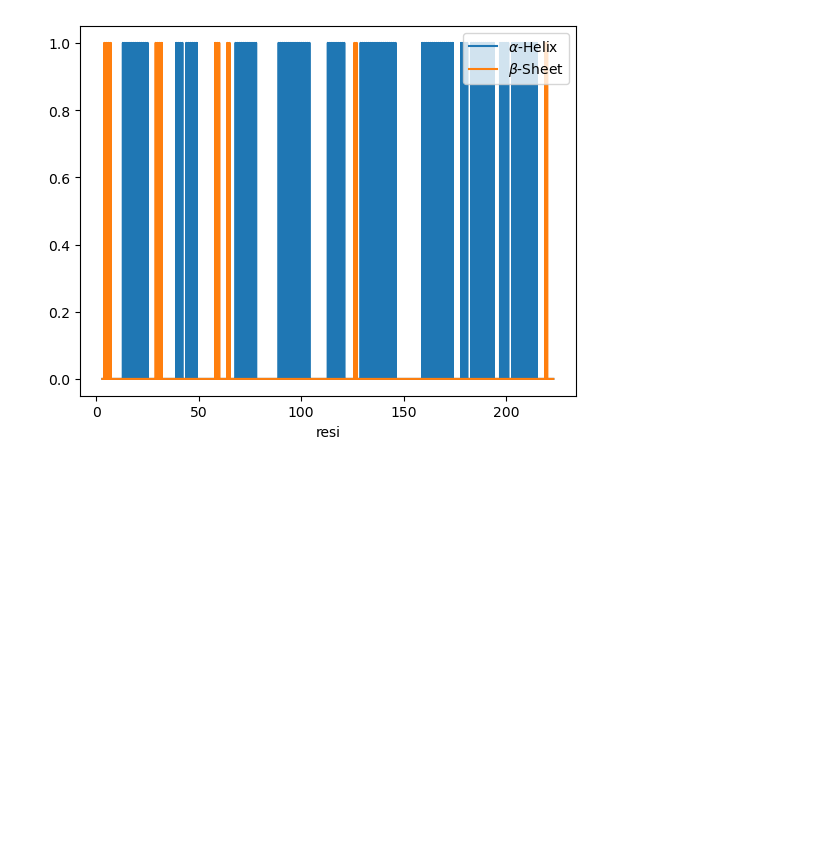
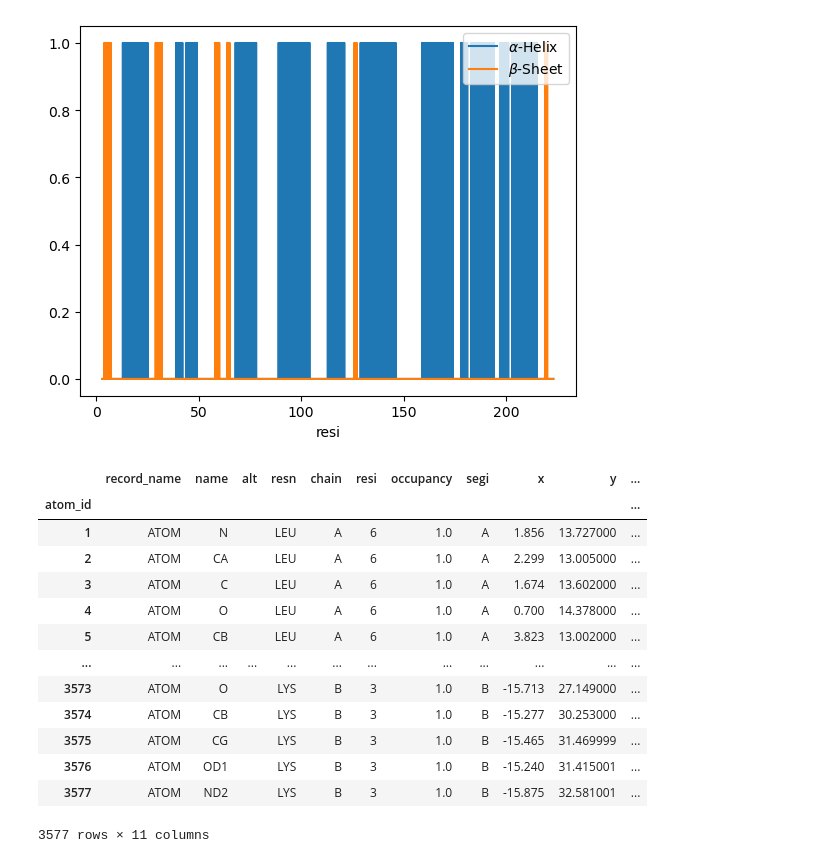
Before and after one commit to NicolasPetiot/md_manager, a Jupyter notebook: basic_usage.ipynb, the cells around one changed output. Saved outputs shown, nothing was run; the diff lists cells and outputs as text; code cells hidden in the pictures; blank space fills up the shorter version.

```diff
--- a/basic_usage.ipynb
+++ b/basic_usage.ipynb
@@ -127,3 +122,20 @@ ax.legend(loc="upper right")
 # %% [output]
 <matplotlib.legend.Legend at 0x...>
 [figure]
+# %%
+md.load("test_4png.pdb")
+# %% [output]
+|  | record_name | name | alt | resn | chain | resi | occupancy | segi | x | y | ... |
+| atom_id |  |  |  |  |  |  |  |  |  |  | ... |
+| 1 | ATOM | N |  | LEU | A | 6 | 1.0 | A | 1.856 | 13.727000 | ... |
+| 2 | ATOM | CA |  | LEU | A | 6 | 1.0 | A | 2.299 | 13.005000 | ... |
+| 3 | ATOM | C |  | LEU | A | 6 | 1.0 | A | 1.674 | 13.602000 | ... |
+| 4 | ATOM | O |  | LEU | A | 6 | 1.0 | A | 0.700 | 14.378000 | ... |
+| 5 | ATOM | CB |  | LEU | A | 6 | 1.0 | A | 3.823 | 13.002000 | ... |
+| ... | ... | ... | ... | ... | ... | ... | ... | ... | ... | ... | ... |
+| 3573 | ATOM | O |  | LYS | B | 3 | 1.0 | B | -15.713 | 27.149000 | ... |
+| 3574 | ATOM | CB |  | LYS | B | 3 | 1.0 | B | -15.277 | 30.253000 | ... |
+| 3575 | ATOM | CG |  | LYS | B | 3 | 1.0 | B | -15.465 | 31.469999 | ... |
+| 3576 | ATOM | OD1 |  | LYS | B | 3 | 1.0 | B | -15.240 | 31.415001 | ... |
+| 3577 | ATOM | ND2 |  | LYS | B | 3 | 1.0 | B | -15.875 | 32.581001 | ... |
+3577 rows × 11 columns
```
Also changed, not shown: parts of 3 cells of this notebook, 8 other files.
